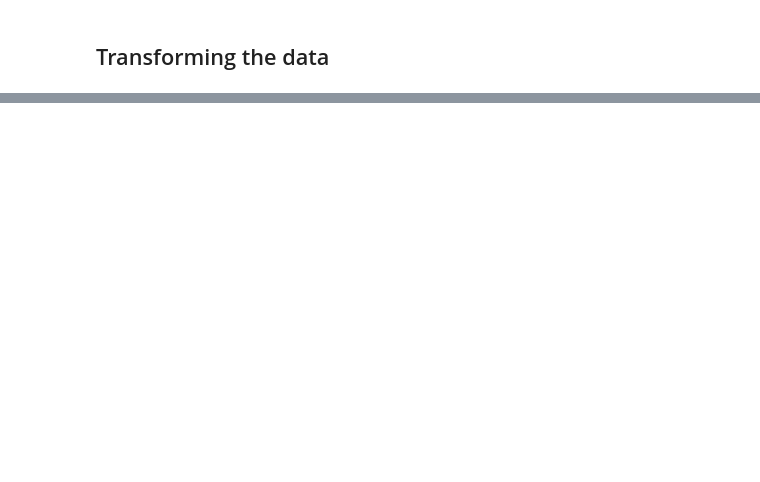
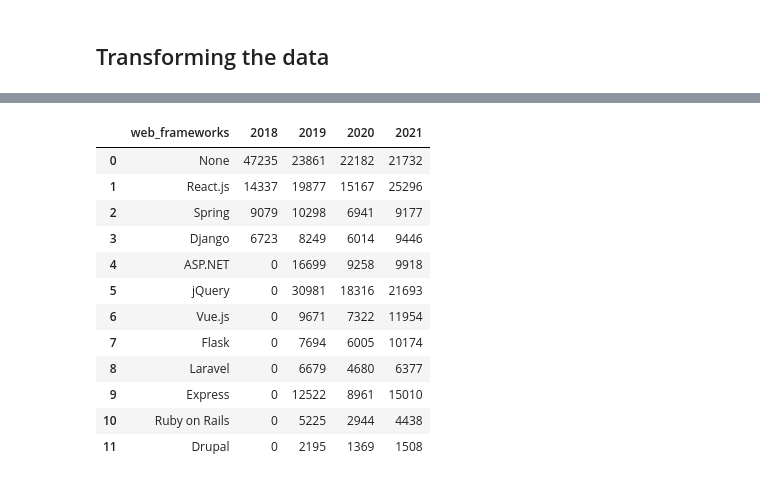
Before and after one commit to Zibusiso-Mangoye/sof_sa, a Jupyter notebook: sof-sa/notebooks/exploration.ipynb, the cells around one changed output, grey strips where cells are left out. Saved outputs shown, nothing was run; the diff lists cells and outputs as text; code cells hidden in the pictures; blank space fills up the shorter version.

```diff
--- a/sof-sa/notebooks/exploration.ipynb
+++ b/sof-sa/notebooks/exploration.ipynb
@@ -117,26 +132,40 @@ for i in j:
 # %%
 # Web Frameworks
 # rename React in 2018 dataset to React.js
 # rename 'Angular' in 2018 dataset to Angular.js
 # rename 'Angular/Angular.js' to Angular.js in 2019 dataset
 # add ASP.NET to 2018 dataset and set it to zero
 # add jQuery to 2018 dataset and set it to zero
 # add Vue.js to 2018 dataset and set it to zero
 # add Flask to 2018 dataset and set it to zero
 # add Laravel to 2018 dataset and set it to zero
 # add Express to 2018 dataset and set it to zero
 # add Ruby on Rails to 2018 dataset and set it to zero
 # add Drupal on Rails to 2018 dataset and set it to zero
 df18 = count_unique_items_in_column(df2018, 'web_frameworks').rename(index={'React': 'React.js', 'Angular': 'Angular.js', 'Angular/Angular.js': 'Angular.js'})
 for i in ['ASP.NET', 'jQuery', 'Vue.js', 'Flask', 'Laravel',  'Express', 'Ruby on Rails', 'Drupal']:
     if i not in df18.index.values:
         df18.loc[i] = 0
 df19 = count_unique_items_in_column(df2019, 'web_frameworks')
 df20 = count_unique_items_in_column(df2020, 'web_frameworks')
 df21 = count_unique_items_in_column(df2021, 'web_frameworks')
 
-l = [df18, df19, df20, df21]
-web_frameworks = _merge(l)
+web_frameworks = _merge(df18, df19, df20, df21, ['2018', '2019', '2020', '2021'])
+web_frameworks
+# %% [output]
+|  | web_frameworks | 2018 | 2019 | 2020 | 2021 |
+| 0 | None | 47235 | 23861 | 22182 | 21732 |
+| 1 | React.js | 14337 | 19877 | 15167 | 25296 |
+| 2 | Spring | 9079 | 10298 | 6941 | 9177 |
+| 3 | Django | 6723 | 8249 | 6014 | 9446 |
+| 4 | ASP.NET | 0 | 16699 | 9258 | 9918 |
+| 5 | jQuery | 0 | 30981 | 18316 | 21693 |
+| 6 | Vue.js | 0 | 9671 | 7322 | 11954 |
+| 7 | Flask | 0 | 7694 | 6005 | 10174 |
+| 8 | Laravel | 0 | 6679 | 4680 | 6377 |
+| 9 | Express | 0 | 12522 | 8961 | 15010 |
+| 10 | Ruby on Rails | 0 | 5225 | 2944 | 4438 |
+| 11 | Drupal | 0 | 2195 | 1369 | 1508 |
 # %%
 j = display_index_values(dataframes, 'platforms')
 
```
Also changed, not shown: parts of 10 cells of this notebook, 18 other files.
